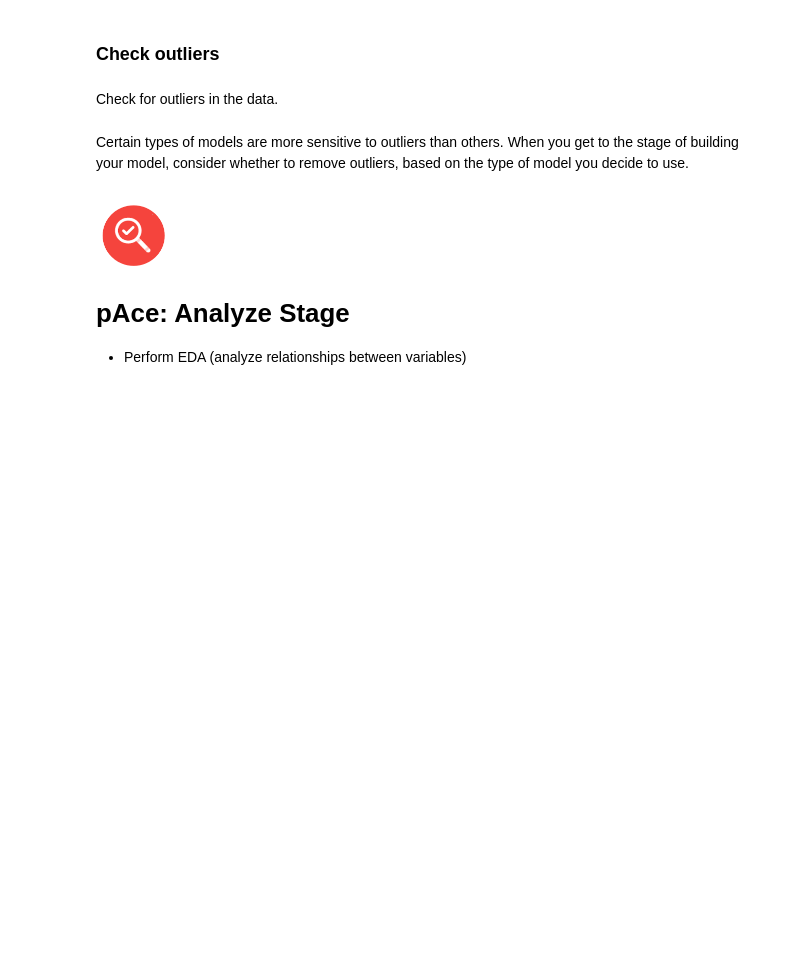
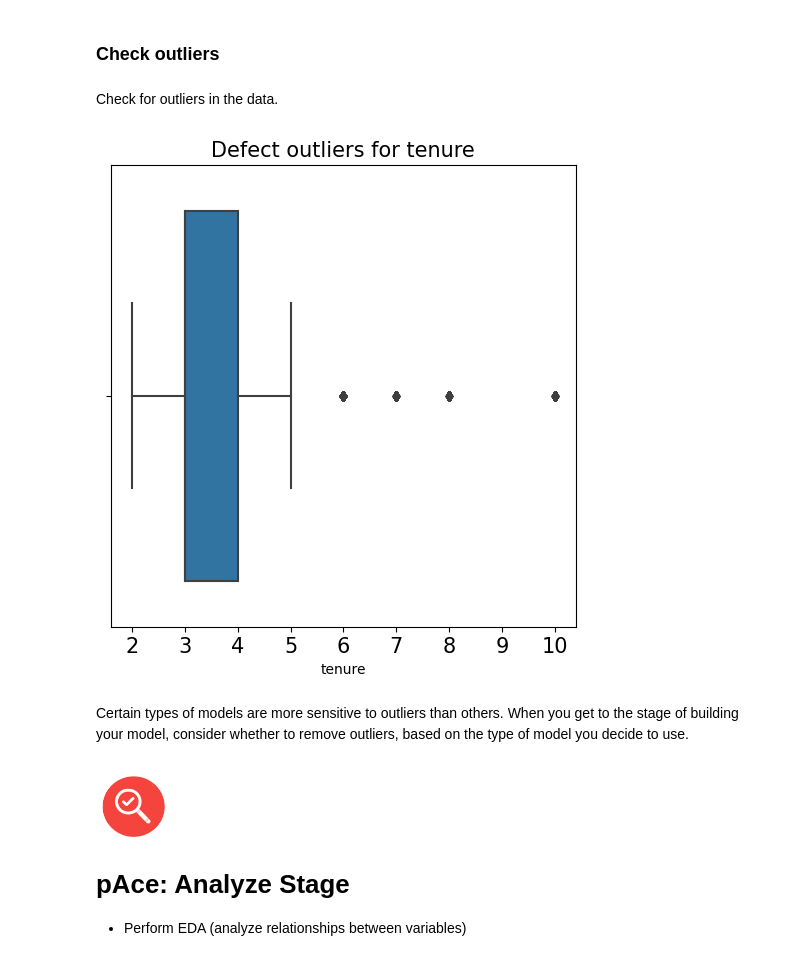
Before and after one commit to Thiraphat-DEV/HrInsight, a Jupyter notebook: Salifort Motors project .ipynb, the cells around one changed output. Saved outputs shown, nothing was run; the diff lists cells and outputs as text; code cells hidden in the pictures; blank space fills up the shorter version.

Commit message:
calculate outlier

```diff
--- a/Salifort Motors project .ipynb
+++ b/Salifort Motors project .ipynb
@@ -224,7 +242,9 @@ Check for any duplicate entries in the data.
 # %%
 # Drop duplicates and save resulting dataframe in a new variable as needed
 ### YOUR CODE HERE ###
-
+df0[df0.duplicated()].head()
 
 # Display first few rows of new dataframe as needed
 ### YOUR CODE HERE ###
+df1 = df0.drop_duplicates(keep='first')
+df1.head()
@@ -235,3 +262,12 @@ Check for outliers in the data.
 # %%
 # Create a boxplot to visualize distribution of `tenure` and detect any outliers
 ### YOUR CODE HERE ###
+
+plt.figure(figsize=(6,6))
+plt.title('Defect outliers for tenure', fontsize=15)
+plt.xticks(fontsize= 15)
+plt.yticks(fontsize= 15)
+sns.boxplot(x=df1['tenure'])
+plt.show()
+# %% [output]
+[figure, added]
```
Also changed, not shown: parts of 8 cells of this notebook.
